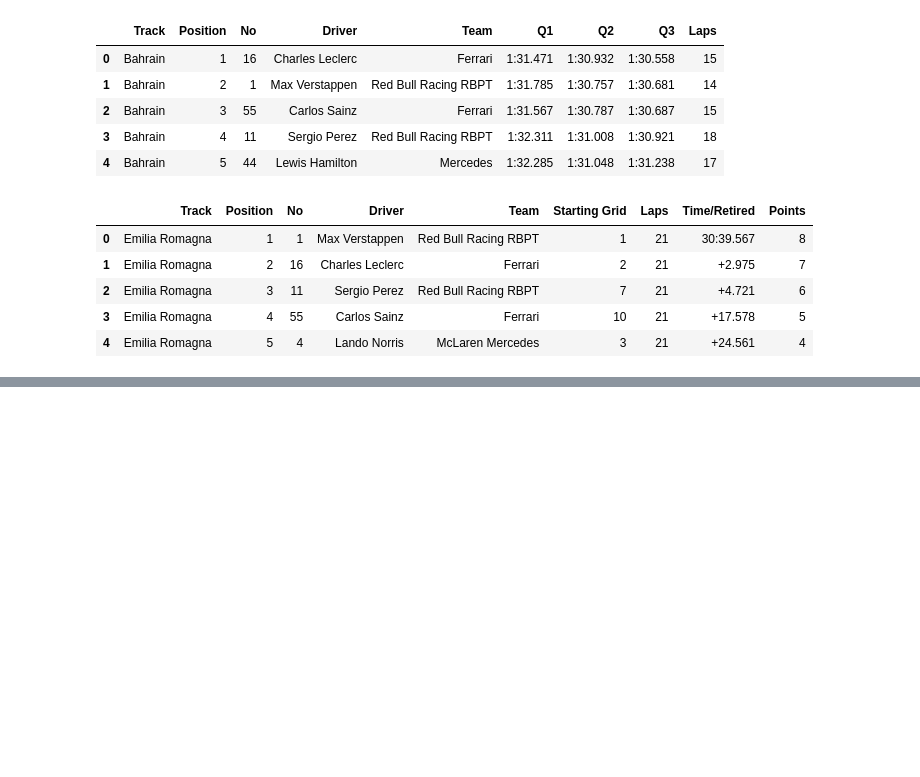
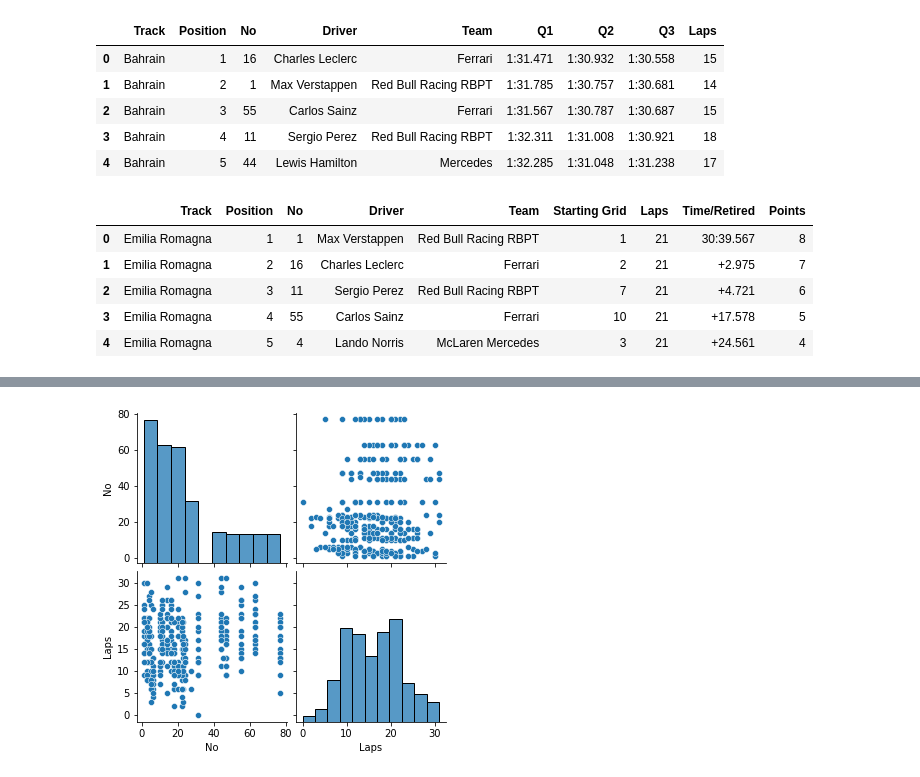
Before and after one commit to JoshuaPark823/F1_Prediction_Model, a Jupyter notebook: Data_Exploration.ipynb, the cells around one changed output, grey strips where cells are left out. Saved outputs shown, nothing was run; the diff lists cells and outputs as text; code cells hidden in the pictures; blank space fills up the shorter version.

```diff
--- a/Data_Exploration.ipynb
+++ b/Data_Exploration.ipynb
@@ -34,0 +63,5 @@ sprint_results.head()
+# %%
+sns.pairplot(quali_results)
+plt.show()
+# %% [output]
+[figure, added]
```
Also changed, not shown: parts of 6 cells of this notebook.
